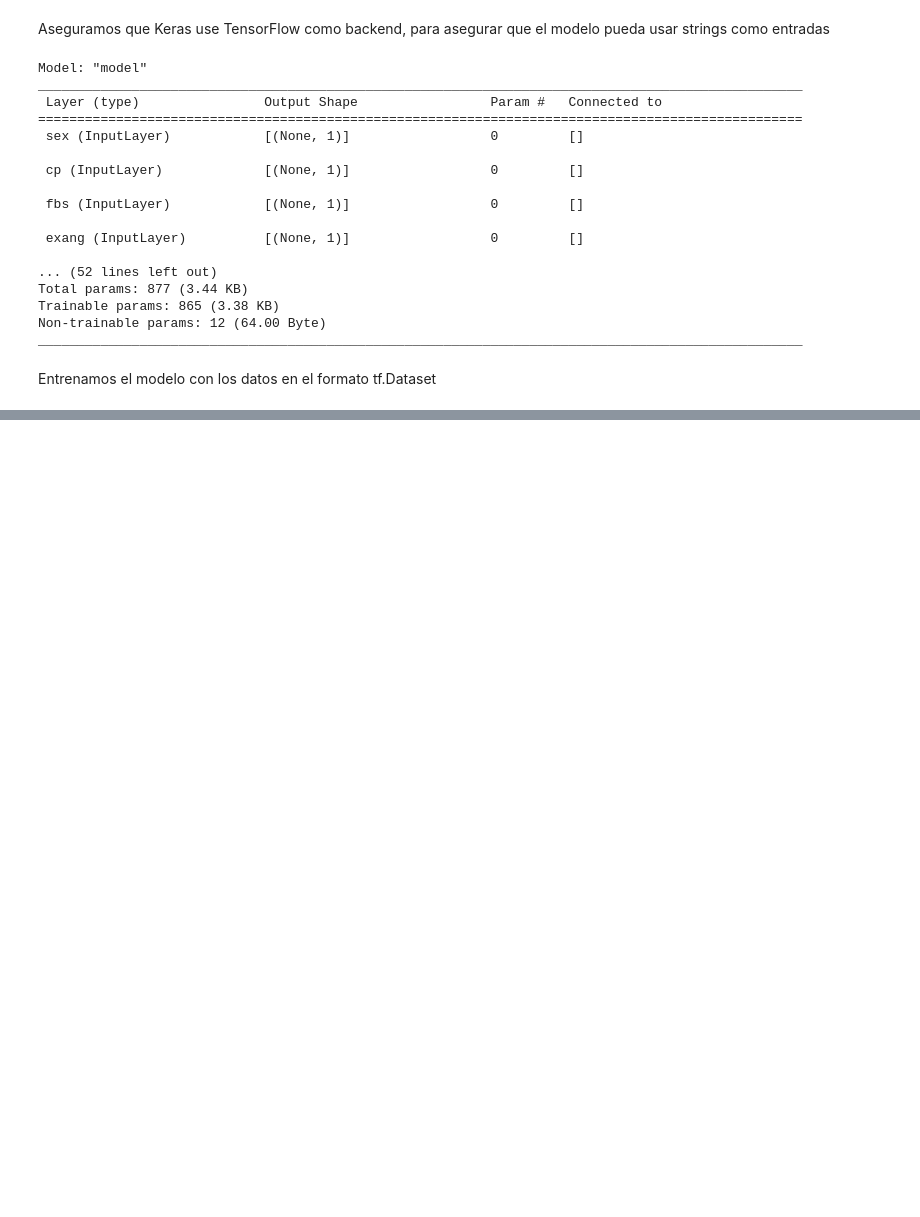
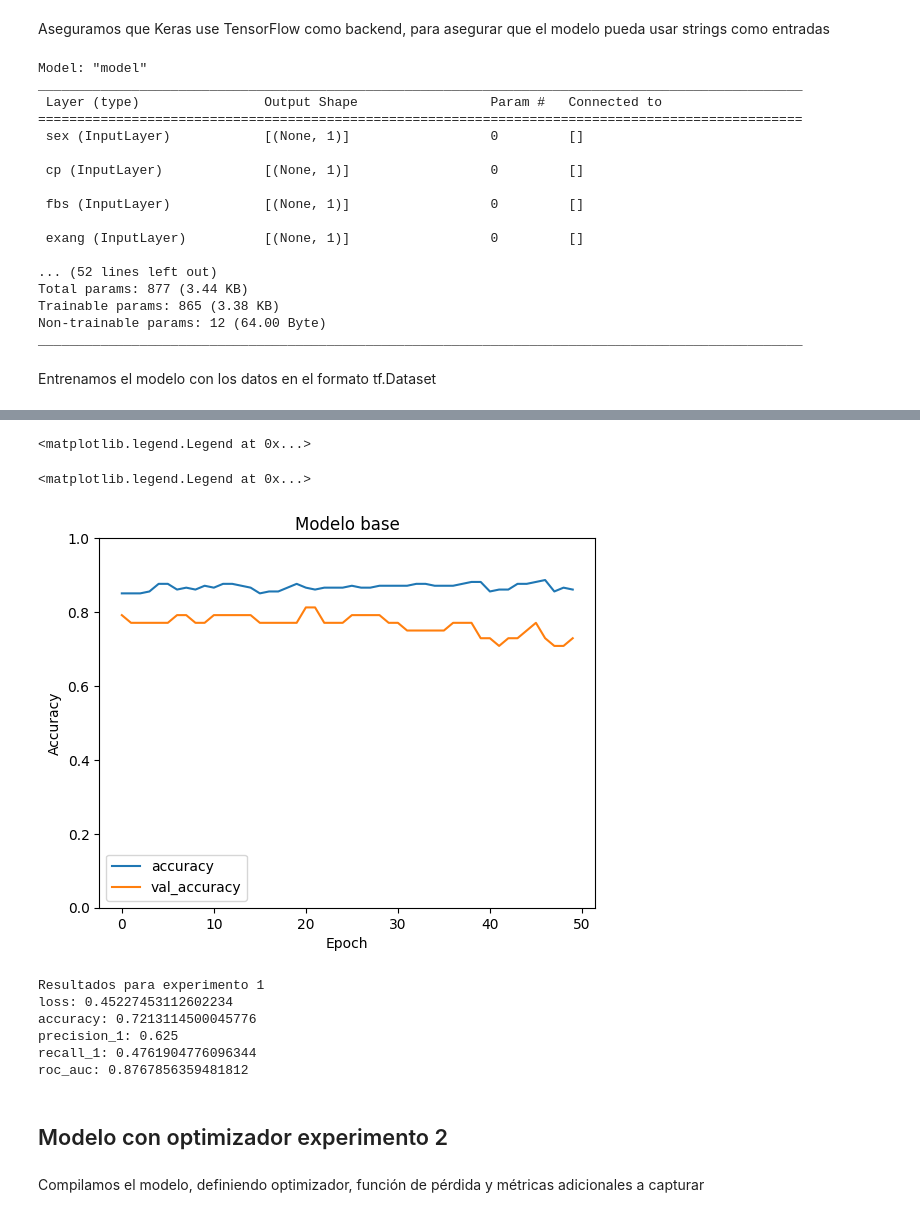
Before and after one commit to juanriosg12/Taller7, a Jupyter notebook: taller7.ipynb, the cells around one changed output, grey strips where cells are left out. Saved outputs shown, nothing was run; the diff lists cells and outputs as text; code cells hidden in the pictures; blank space fills up the shorter version.

```diff
--- a/taller7.ipynb
+++ b/taller7.ipynb
@@ -424,0 +435,4 @@ roc_auc: 0.8982143402099609
+# %%
+optimizer_exp1 = SGD(learning_rate=0.01, momentum=0.9)
+# %%
+model_exp1 = keras.Model(inputs, model_layers)
@@ -424,0 +441,2 @@ roc_auc: 0.8982143402099609
+# %%
+model_exp1.compile(optimizer=optimizer_exp1, loss='binary_crossentropy',  metrics=["accuracy", tf.keras.metrics.Precision(), tf.keras.metrics.Recall(),tf.keras.metrics.AUC(name='roc_auc')])
@@ -424,0 +467,2 @@ roc_auc: 0.8982143402099609
+# %%
+history_exp1 = model_exp1.fit(train_ds, epochs=50, validation_data=val_ds)
@@ -424,0 +487,43 @@ roc_auc: 0.8982143402099609
+# %%
+import matplotlib.pyplot as plt
+plt.plot(history_exp1.history['loss'], label='loss')
+plt.plot(history_exp1.history['val_loss'], label='val_loss')
+# plt.plot(history.history['accuracy'],label='accuracy')
+# plt.plot(history.history['val_accuracy'],label='val_accuracy')
+plt.ylim([0, 1])
+plt.xlabel('Epoch')
+plt.ylabel('Loss Function')
+plt.title("Modelo base")
+plt.legend()
+# %% [output]
+<matplotlib.legend.Legend at 0x...>
+# %%
+import matplotlib.pyplot as plt
+# plt.plot(history.history['loss'], label='loss')
+# plt.plot(history.history['val_loss'], label='val_loss')
+plt.plot(history_exp1.history['accuracy'],label='accuracy')
+plt.plot(history_exp1.history['val_accuracy'],label='val_accuracy')
+plt.ylim([0, 1])
+plt.xlabel('Epoch')
+plt.ylabel('Accuracy')
+plt.title("Modelo base")
+plt.legend()
+# %% [output]
+<matplotlib.legend.Legend at 0x...>
+[figure, added]
+# %%
+results_exp1 = model_exp1.evaluate(test_ds, verbose=0)
+
+# Assuming you have the metric names as defined in `model.metrics_names`
+print("Resultados para experimento 1")
+for name, value in zip(model_exp1.metrics_names, results_exp1):
+    print(f"{name}: {value}")
+# %% [output]
+Resultados para experimento 1
+loss: 0.45227453112602234
+accuracy: 0.7213114500045776
+precision_1: 0.625
+recall_1: 0.4761904776096344
+roc_auc: 0.8767856359481812
+# %% [markdown]
+## Modelo con optimizador experimento 2
@@ -424,0 +534,2 @@ roc_auc: 0.8982143402099609
+# %% [markdown]
+Compilamos el modelo, definiendo optimizador, función de pérdida y métricas adicionales a capturar
```
Also changed, not shown: parts of 21 cells of this notebook.
